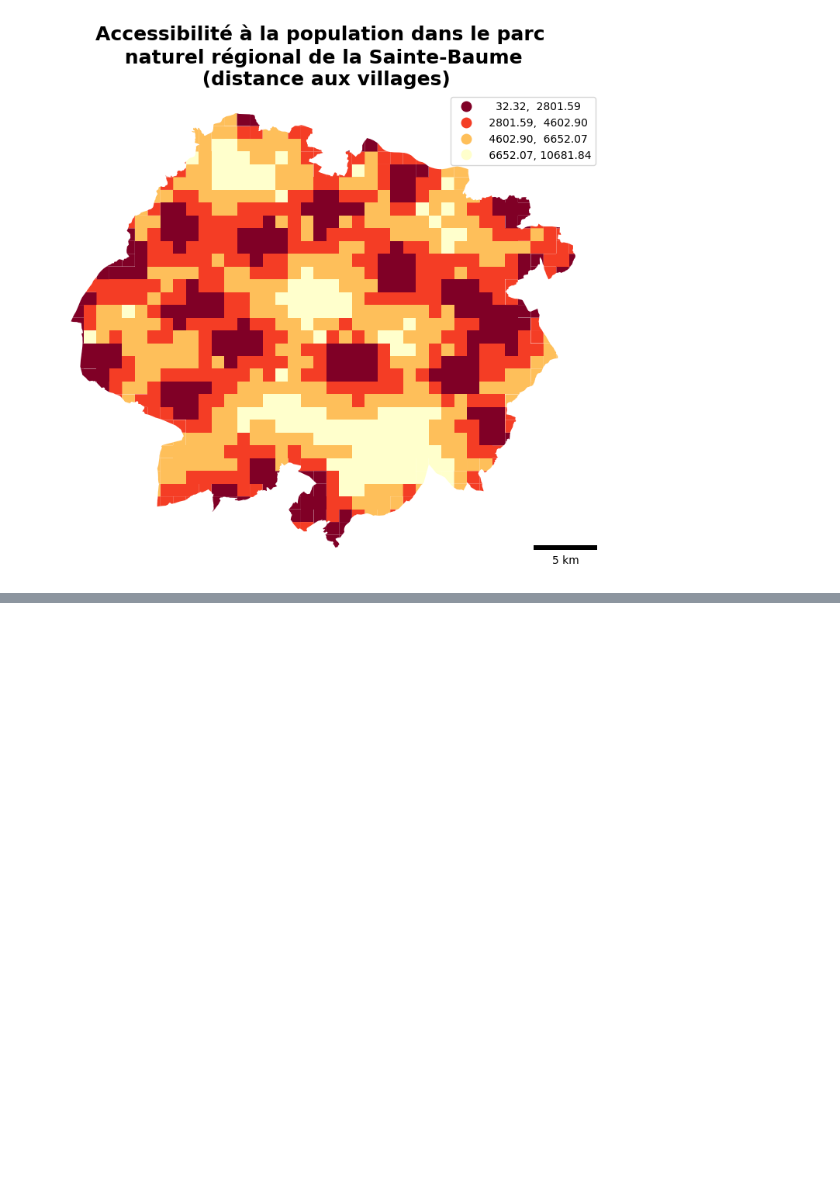
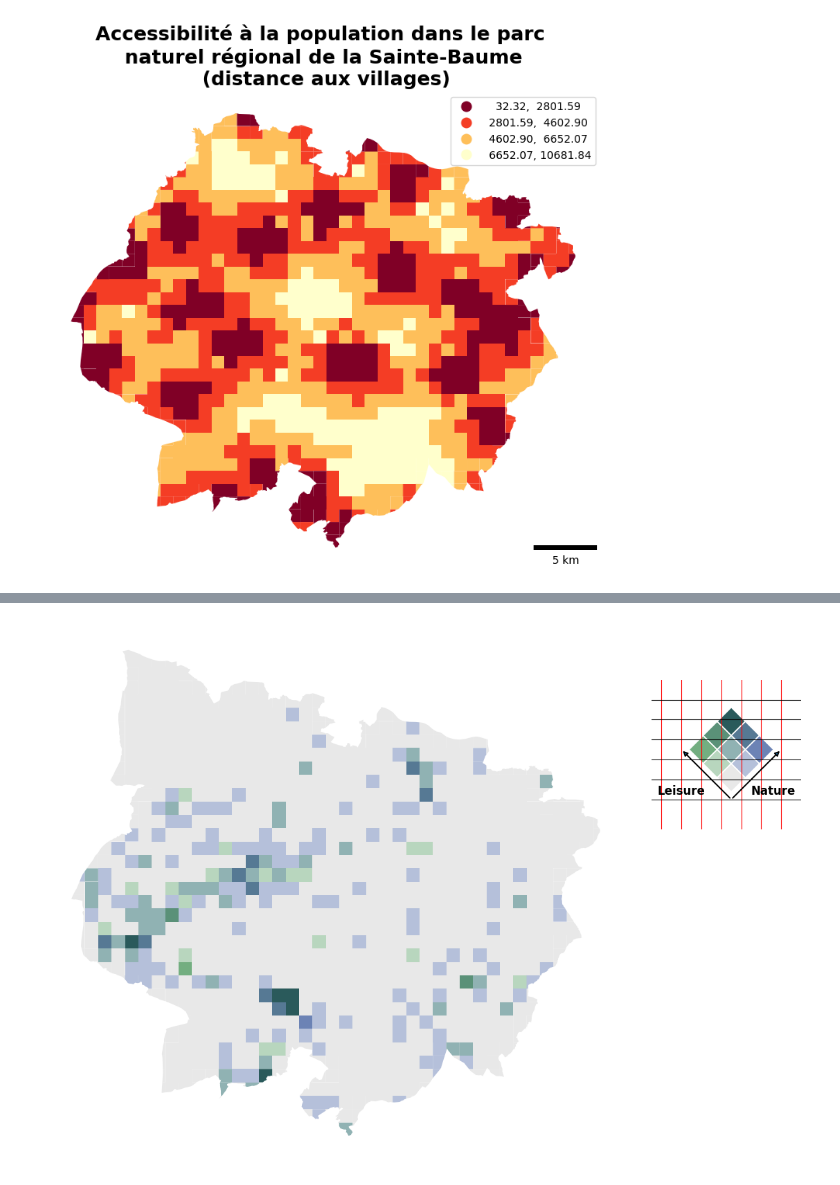
Before and after one commit to RESOTEC-inrae/Interaction_homme-nature_Flickr, a Jupyter notebook: test.ipynb, the cells around one changed output, grey strips where cells are left out. Drawn from its saved outputs; the diff is of its cells as text; code cells hidden in the pictures; blank space fills up the shorter version.

```diff
--- a/test.ipynb
+++ b/test.ipynb
@@ -112,0 +313,22 @@ plt.show()
+# %%
+fig = plt.figure(figsize=(12,10))
+
+# Carte
+ax_map = fig.add_axes([0.05,0.05,0.70,0.90])
+
+grid.plot(
+    color=grid["classe"].map(palette),
+    linewidth=0,
+    ax=ax_map
+)
+
+ax_map.axis("off")
+
+# Légende
+ax_leg = fig.add_axes([0.78,0.55,0.18,0.30])
+
+draw_bivariate_legend(ax_leg, palette)
+
+plt.show()
+# %% [output]
+[figure, added]
```
Also changed, not shown: parts of 9 cells of this notebook, 7 other files.
